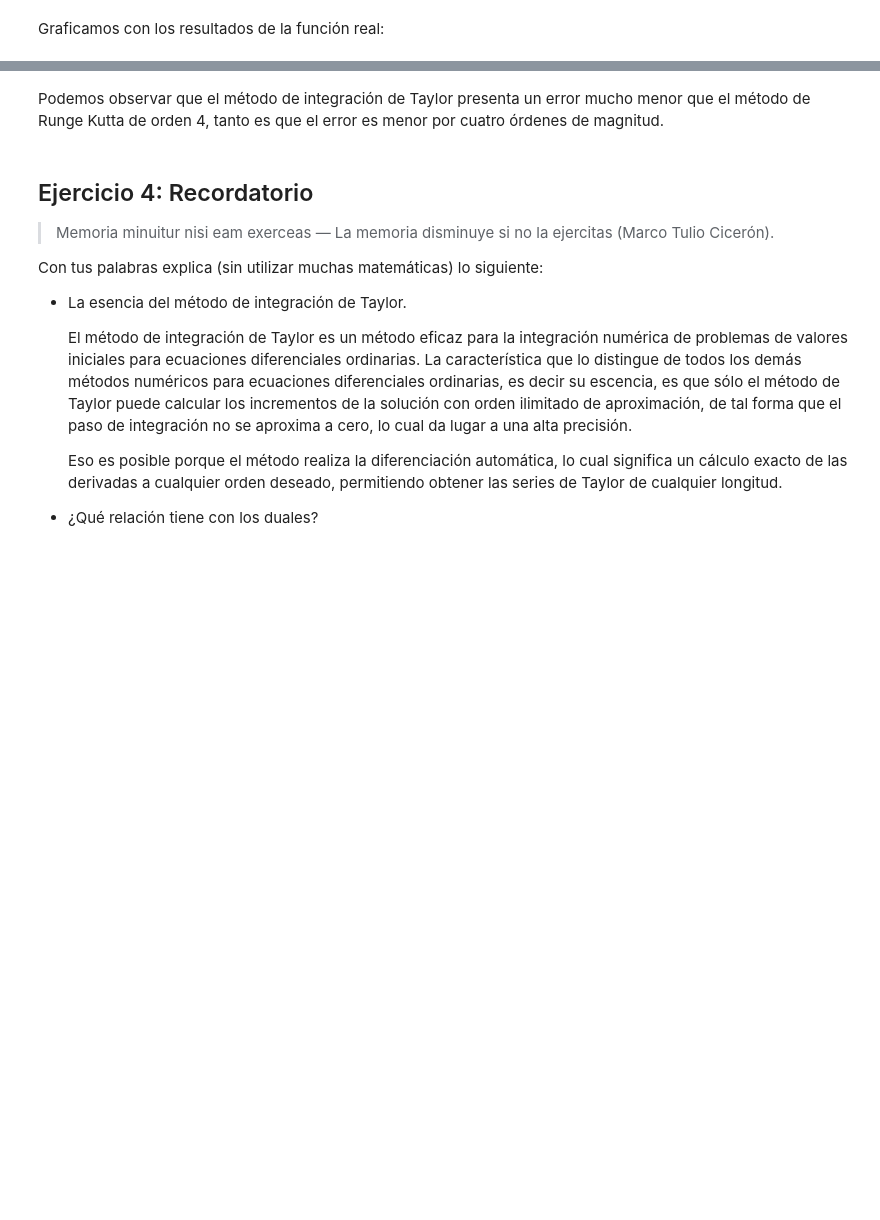
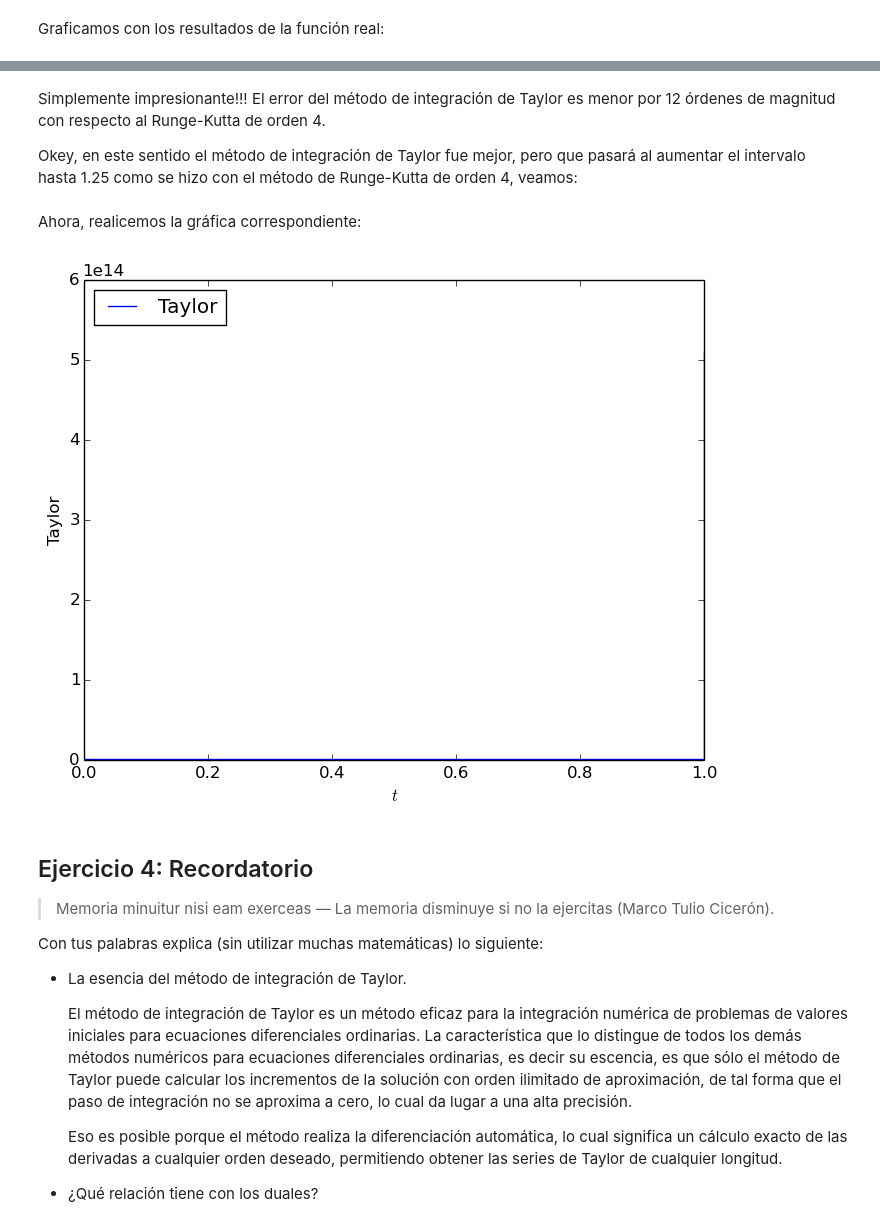
Before and after one commit to lbenet/2016-1_TemasSelectosFisComp, a Jupyter notebook: tareas/Ernesto Carro/3-EjerciciosTaylor.ipynb, the cells around one changed output, grey strips where cells are left out. Cells and saved outputs as stored; diff of their text form; code cells hidden in the pictures; blank space fills up the shorter version.

```diff
--- a/tareas/Ernesto Carro/3-EjerciciosTaylor.ipynb
+++ b/tareas/Ernesto Carro/3-EjerciciosTaylor.ipynb
@@ -376,6 +453,21 @@ ylabel("Error")
 PyObject <matplotlib.text.Text object at 0x...>
-# %% [markdown]
-Podemos observar que el método de integración de Taylor presenta un error mucho menor que el método de Runge Kutta de orden 4, tanto es que el error es menor por cuatro órdenes de magnitud.
+# %% [markdown]
+Simplemente impresionante!!! El error del método de integración de Taylor es menor por 12 órdenes de magnitud con respecto al Runge-Kutta de orden 4.
+
+Okey, en este sentido el método de integración de Taylor fue mejor, pero que pasará al aumentar el intervalo hasta 1.25 como se hizo con el método de Runge-Kutta de orden 4, veamos:
+# %%
+(Int_tay1,X_tay1)=res(1.0,0,1.25,10.0^-20,20,1000)# Calculamos la solución en el mismo intervalo que hicimos para el RK4,
+# es decir de 0 a 1, y el orden que tendrá la serie de taylor lo dejaremos en 20. Además, la eps será de 10.0^-20;
+# %% [markdown]
+Ahora, realicemos la gráfica correspondiente:
+# %%
+plot(Int_tay1, X_tay1, label="Taylor")
+legend(loc=2)
+xlabel(L"t")
+ylabel("Taylor")
+show()
+# %% [output]
+[figure, added]
 # %% [markdown]
 ## Ejercicio 4: Recordatorio
 
```
Also changed, not shown: parts of 34 cells of this notebook.
